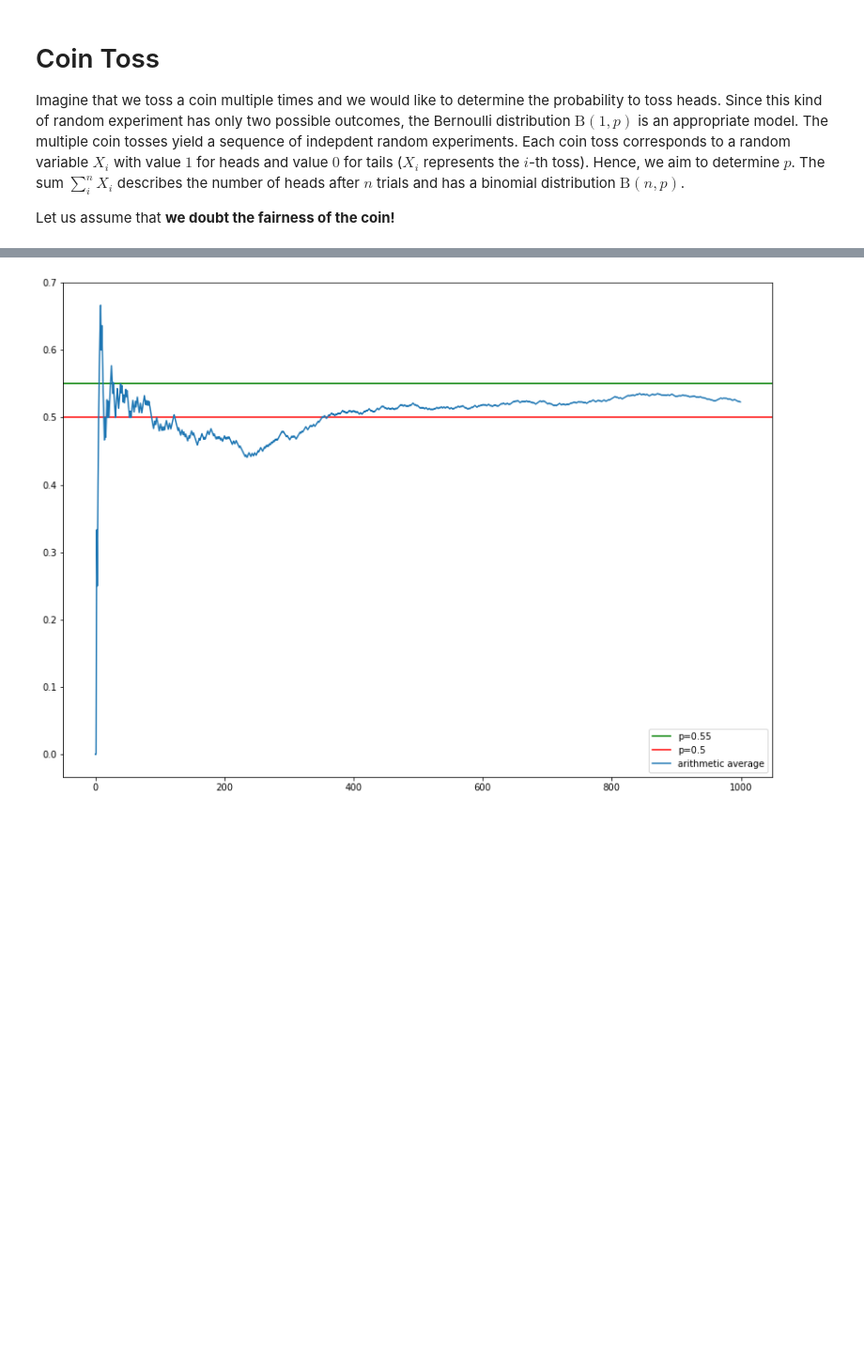
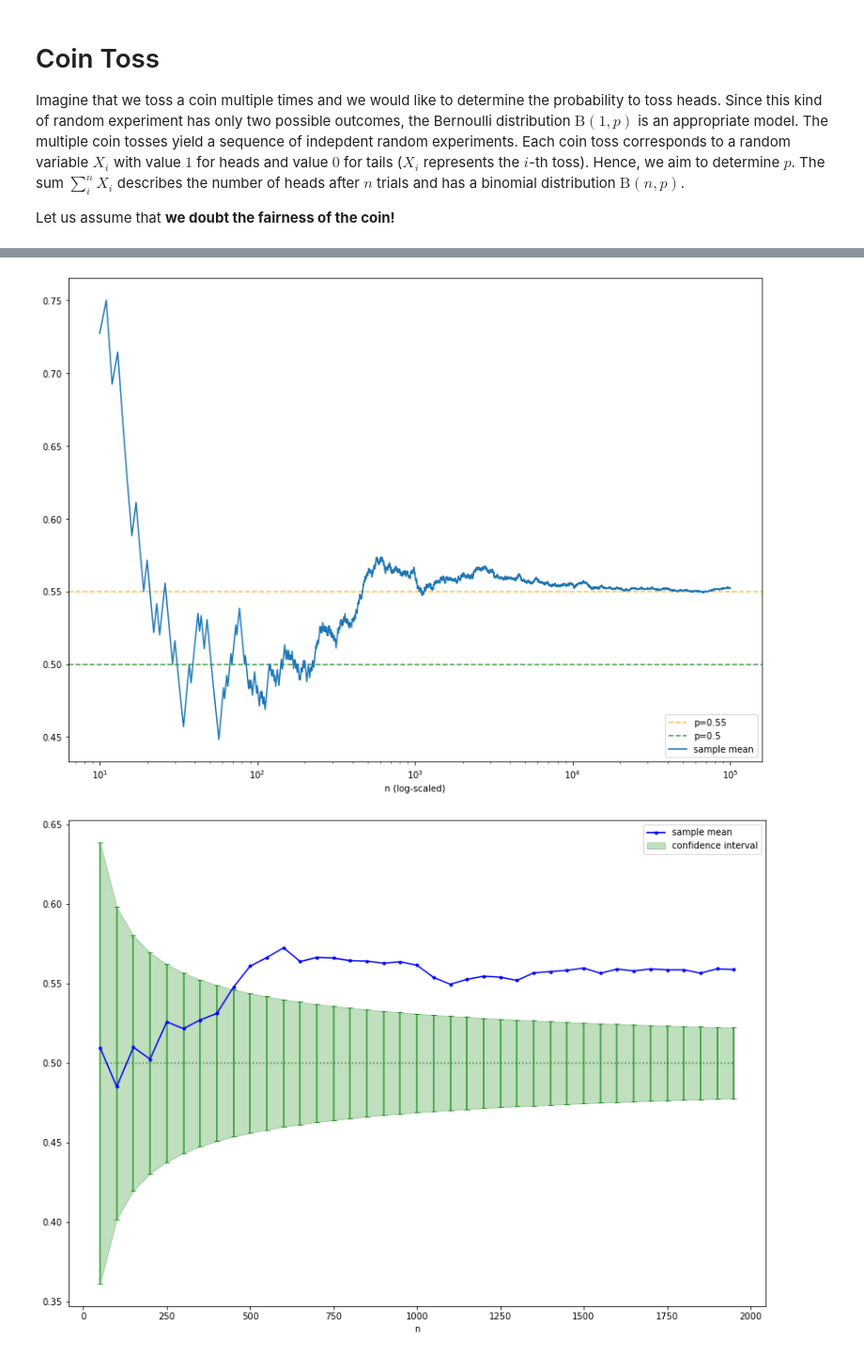
Before and after one commit to Probabilistic-ML/lecture-notes, a Jupyter notebook: _sources/01_fund/03_bayes/01_cointoss.ipynb, the cells around one changed output, grey strips where cells are left out. Shown at 94% size. Drawn from its saved outputs; the diff is of its cells as text; code cells hidden in the pictures; blank space fills up the shorter version.

```diff
--- a/_sources/01_fund/03_bayes/01_cointoss.ipynb
+++ b/_sources/01_fund/03_bayes/01_cointoss.ipynb
@@ -18,23 +18,50 @@ For each $n \in \mathbb{N}$, the outcome of the average $\overline{X}_n := \frac
 So, let's do the simulation:
 # %%
 import numpy as np
-from scipy.stats import bernoulli
+from scipy.stats import bernoulli, norm
 import matplotlib.pyplot as plt
 
-N = 1000 # total number of coin tosses
+N = 100000 # total number of coin tosses
 p = 0.55 # probability to toss heads ("unknown")
-thresh = 0.05 # p-value
+p0 = 0.5 # probability assumed in the null hypothesis
+alpha_sig = 0.05 # significance level
 
-samples = bernoulli.rvs(p, size=N) # generate independent B(1, p)-distributed observations
+# generate N independent B(1, p)-distributed observations
+samples = bernoulli.rvs(p, size=N)
 
-average = np.zeros((N,))
+# caluclate the sample means after n=1,...,N trials
+sample_sums = np.zeros((N,)) # for later use
+sample_means = np.zeros((N,))
 for n in range(N):
-    average[n] = np.sum(samples[:n])/(n + 1)
+    sample_sums[n] = np.sum(samples[:n+1])
+    sample_means[n] = sample_sums[n]/(n + 1)
 
+# plot the result
 fig = plt.figure(figsize=(14, 10))
-plt.axhline(y=p, color='g', linestyle='-', label='p={}'.format(p))
-plt.axhline(y=0.5, color='r', linestyle='-', label='p=0.5')
-plt.plot(average, label='arithmetic average')
+plt.axhline(y=p, color='orange', linestyle='--', alpha=.75, label='p={}'.format(p))
+plt.axhline(y=p0, color='g', linestyle='--', alpha=.75, label='p={}'.format(p0))
+plt.xscale('log')
+plt.xlabel('n (log-scaled)')
+plt.plot(np.arange(10, N), sample_means[10:], label='sample mean')
 leg = plt.legend(loc='lower right')
+
+# perform the hypothesis test for selected values of n
+n_values = np.arange(50, 2000, step=50)
+n_tests = len(n_values)
+upper_bounds = np.zeros(n_tests)
+lower_bounds = np.zeros(n_tests)
+for i, n in enumerate(n_values):
+    sigma2 = p0*(1-p0)/n # variance of sample mean under H0
+    upper_bounds[i] = norm.ppf(1-alpha_sig/2, loc=p0, scale=np.sqrt(sigma2)) # upper bound of confidence interval
+    lower_bounds[i] = 2*p0 - upper_bounds[i] # lower bound of confidence interval
+
+# plot the result
+fig = plt.figure(figsize=(14, 10))
+plt.errorbar(n_values, p0*np.ones(n_tests), yerr=(upper_bounds - p0), c='g', alpha=.75, fmt=':', capsize=3, capthick=1)
+plt.fill_between(n_values, lower_bounds, upper_bounds, color='g', alpha=.25, label='confidence interval')
+plt.xlabel('n')
+plt.plot(n_values, sample_means[n_values], marker='.', c='b', label='sample mean')
+leg = plt.legend()
 # %% [output]
-[figure, old version]
+[figure, new version]
+[figure, added]
```
Also changed, not shown: parts of 4 cells of this notebook, 16 other files.
